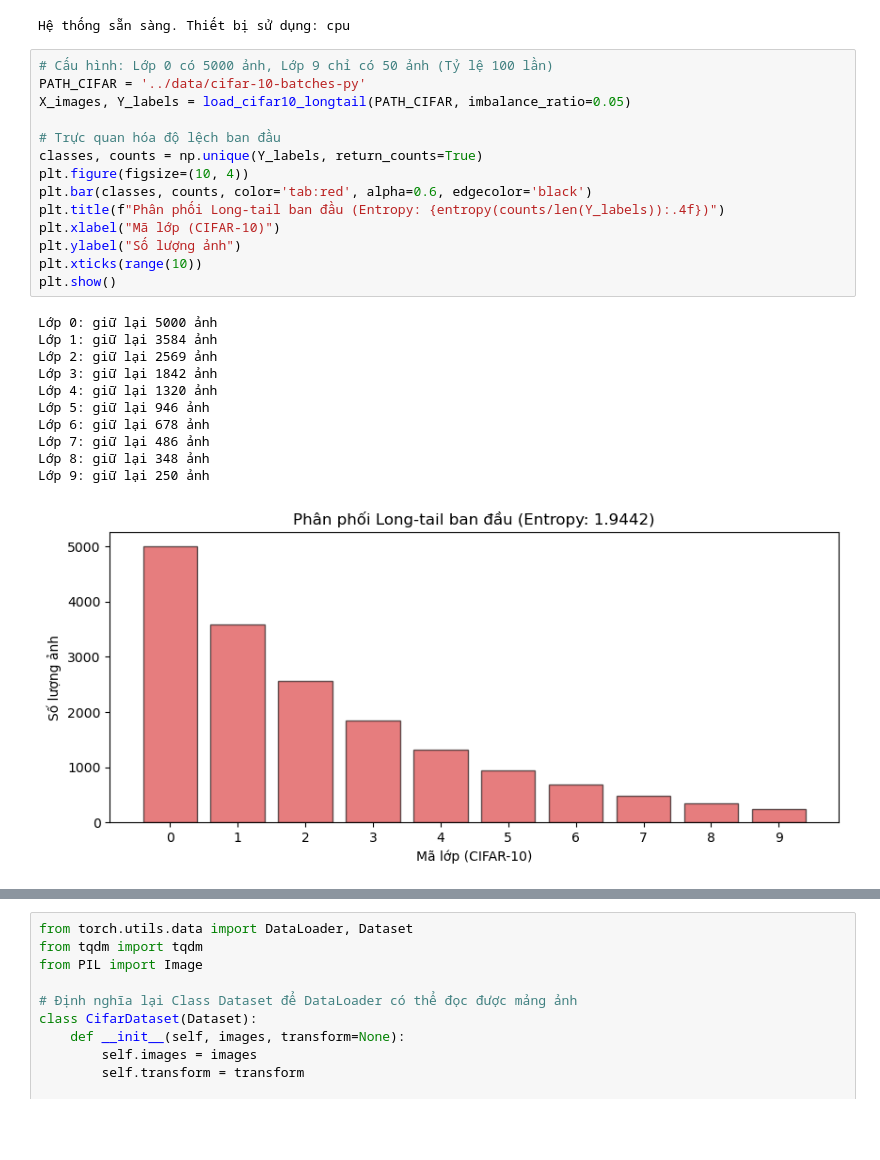
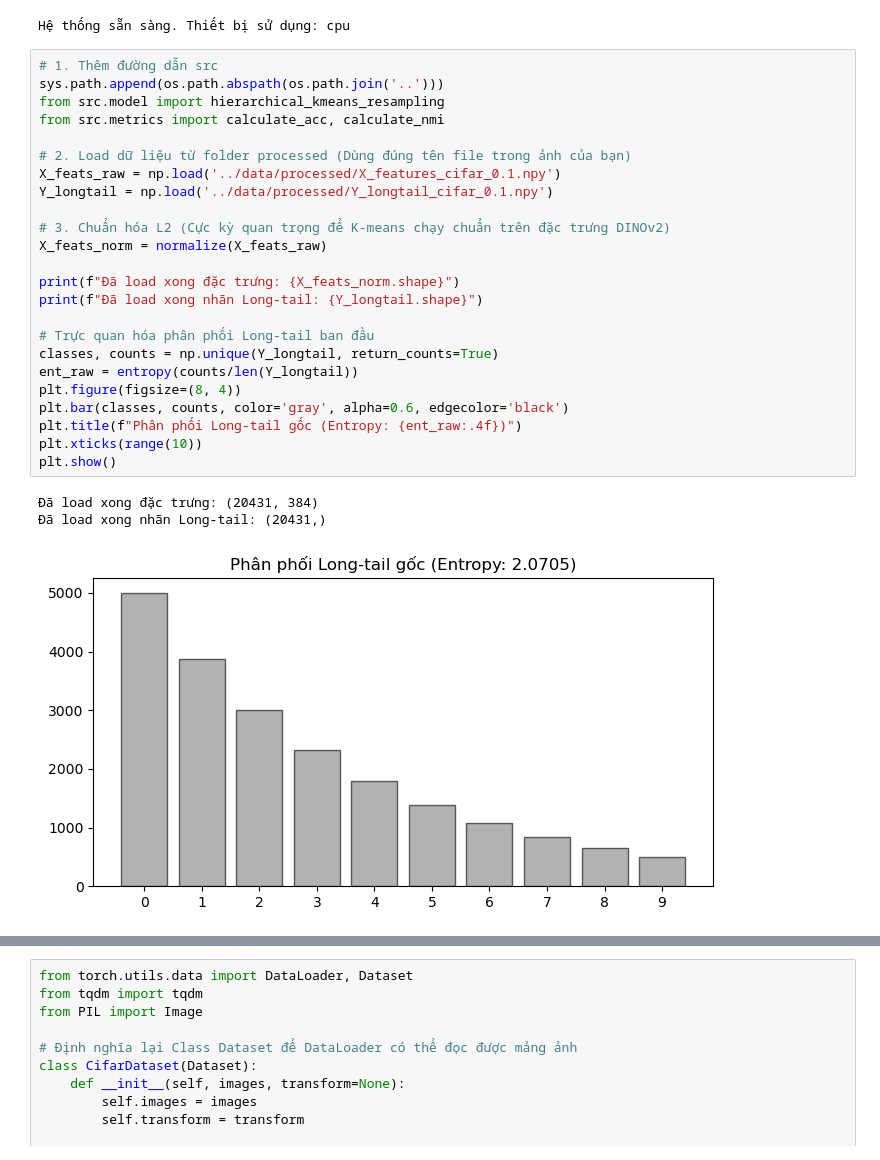
Before and after one commit to pqthinh232/Data-Mining-Lab-3-Clustering-and-its-applications, a Jupyter notebook: notebooks/03_new_dataset.ipynb, the cells around one changed output, grey strips where cells are left out. Saved outputs shown, nothing was run; the diff lists cells and outputs as text; blank space fills up the shorter version.

```diff
--- a/notebooks/03_new_dataset.ipynb
+++ b/notebooks/03_new_dataset.ipynb
@@ -40,28 +40,30 @@ print(f"Hệ thống sẵn sàng. Thiết bị sử dụng: {device}")
 # %% [output]
 Hệ thống sẵn sàng. Thiết bị sử dụng: cpu
 # %%
-# Cấu hình: Lớp 0 có 5000 ảnh, Lớp 9 chỉ có 50 ảnh (Tỷ lệ 100 lần)
-PATH_CIFAR = '../data/cifar-10-batches-py'
-X_images, Y_labels = load_cifar10_longtail(PATH_CIFAR, imbalance_ratio=0.05)
+# 1. Thêm đường dẫn src
+sys.path.append(os.path.abspath(os.path.join('..')))
+from src.model import hierarchical_kmeans_resampling
+from src.metrics import calculate_acc, calculate_nmi
 
-# Trực quan hóa độ lệch ban đầu
-classes, counts = np.unique(Y_labels, return_counts=True)
-plt.figure(figsize=(10, 4))
-plt.bar(classes, counts, color='tab:red', alpha=0.6, edgecolor='black')
-plt.title(f"Phân phối Long-tail ban đầu (Entropy: {entropy(counts/len(Y_labels)):.4f})")
-plt.xlabel("Mã lớp (CIFAR-10)")
-plt.ylabel("Số lượng ảnh")
+# 2. Load dữ liệu từ folder processed (Dùng đúng tên file trong ảnh của bạn)
+X_feats_raw = np.load('../data/processed/X_features_cifar_0.1.npy')
+Y_longtail = np.load('../data/processed/Y_longtail_cifar_0.1.npy')
+
+# 3. Chuẩn hóa L2 (Cực kỳ quan trọng để K-means chạy chuẩn trên đặc trưng DINOv2)
+X_feats_norm = normalize(X_feats_raw)
+
+print(f"Đã load xong đặc trưng: {X_feats_norm.shape}")
+print(f"Đã load xong nhãn Long-tail: {Y_longtail.shape}")
+
+# Trực quan hóa phân phối Long-tail ban đầu
+classes, counts = np.unique(Y_longtail, return_counts=True)
+ent_raw = entropy(counts/len(Y_longtail))
+plt.figure(figsize=(8, 4))
+plt.bar(classes, counts, color='gray', alpha=0.6, edgecolor='black')
+plt.title(f"Phân phối Long-tail gốc (Entropy: {ent_raw:.4f})")
 plt.xticks(range(10))
 plt.show()
 # %% [output]
-Lớp 0: giữ lại 5000 ảnh
-Lớp 1: giữ lại 3584 ảnh
-Lớp 2: giữ lại 2569 ảnh
-Lớp 3: giữ lại 1842 ảnh
-Lớp 4: giữ lại 1320 ảnh
-Lớp 5: giữ lại 946 ảnh
-Lớp 6: giữ lại 678 ảnh
-Lớp 7: giữ lại 486 ảnh
-Lớp 8: giữ lại 348 ảnh
-Lớp 9: giữ lại 250 ảnh
+Đã load xong đặc trưng: (20431, 384)
+Đã load xong nhãn Long-tail: (20431,)
-[figure, old version]
+[figure, new version]
```
Also changed, not shown: parts of 8 cells of this notebook, 3 other files.
